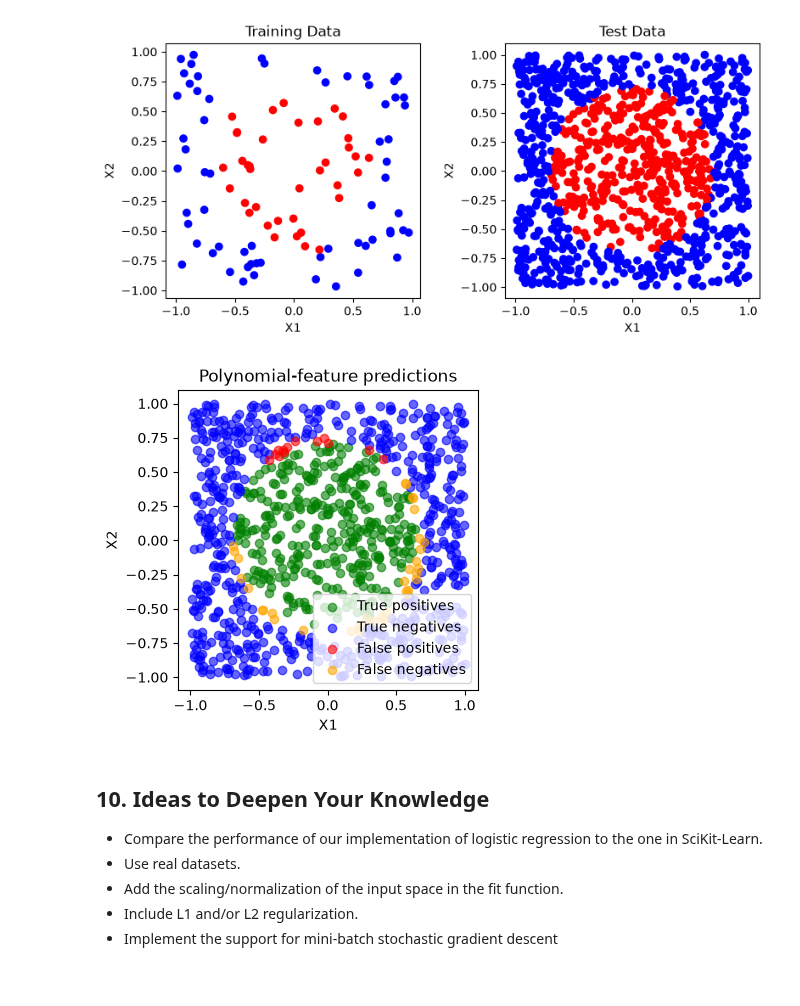
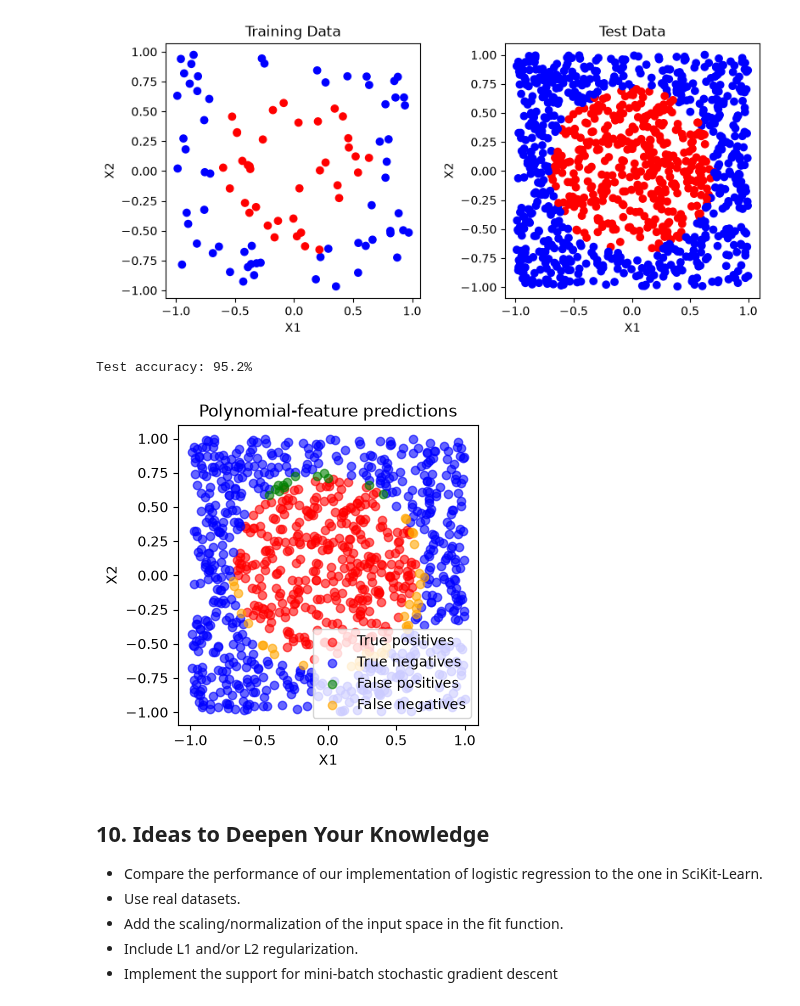
Before and after one commit to petraknovak/ml-from-concepts-to-code, a Jupyter notebook: 07_sgd/conceptual/logistic_regression.ipynb, the cells around one changed output. Drawn from its saved outputs; the diff is of its cells as text; code cells hidden in the pictures.

```diff
--- a/07_sgd/conceptual/logistic_regression.ipynb
+++ b/07_sgd/conceptual/logistic_regression.ipynb
@@ -450,9 +453,9 @@ y_ab_train_pred = ab_model.predict(X_ab_train)
 y_ab_test_pred = ab_model.predict(X_ab_test)
 
 categories = [
-    (1, 1, "True positive", "green"),
+    (1, 1, "True positive", "red"),
     (0, 0, "True negative", "blue"),
-    (0, 1, "False positive", "red"),
+    (0, 1, "False positive", "green"),
     (1, 0, "False negative", "orange"),
 ]
 
@@ -620,37 +629,42 @@ poly_model = LogisticRegression()
 poly_model.fit(X_train_poly, y_train)
 
 y_poly_pred = poly_model.predict(X_test_poly)
+
+accuracy = np.mean(y_poly_pred == y_test)
+print(f"Test accuracy: {accuracy:.1%}")
+# %% [output]
+Test accuracy: 95.2%
 # %%
 # Plot the decision boundary
 #_____________________________________________
 
 categories = [
-    ((y_test == 1) & (y_poly_pred == 1), "True positives", "green"),
+    ((y_test == 1) & (y_poly_pred == 1), "True positives", "red"),
     ((y_test == 0) & (y_poly_pred == 0), "True negatives", "blue"),
-    ((y_test == 0) & (y_poly_pred == 1), "False positives", "red"),
+    ((y_test == 0) & (y_poly_pred == 1), "False positives", "green"),
     ((y_test == 1) & (y_poly_pred == 0), "False negatives", "orange"),
 ]
 
 plt.figure(figsize=(4, 4), layout="none")
 plt.gca().set_box_aspect(1)
 for mask, label, color in categories:
     plt.scatter(
         X_test[mask, 0],
         X_test[mask, 1],
         color=color,
         alpha=0.6,
         label=label,
     )
 
 plt.title("Polynomial-feature predictions")
 plt.xlabel("X1")
 plt.ylabel("X2")
 plt.legend(loc="lower right")
 # Match the 3 x 3 inch plotting areas in the paired figures.
 plt.subplots_adjust(left=0.2, right=0.95, bottom=0.18, top=0.93)
 plt.show()
 # %% [output]
-[figure, old version]
+[figure, new version]
 # %% [markdown]
 ## 10. Ideas to Deepen Your Knowledge
 - Compare the performance of our implementation of logistic regression to the one in SciKit-Learn.
```
Also changed, not shown: parts of 5 cells of this notebook.
